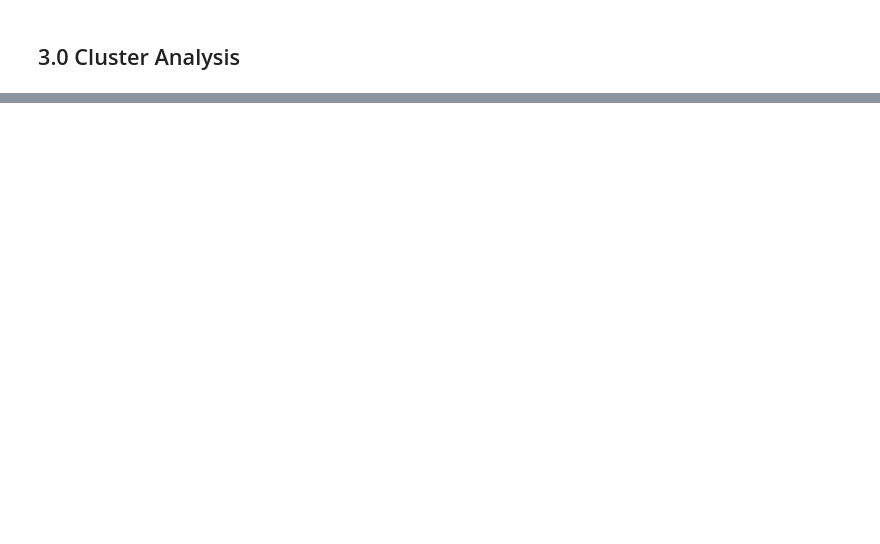
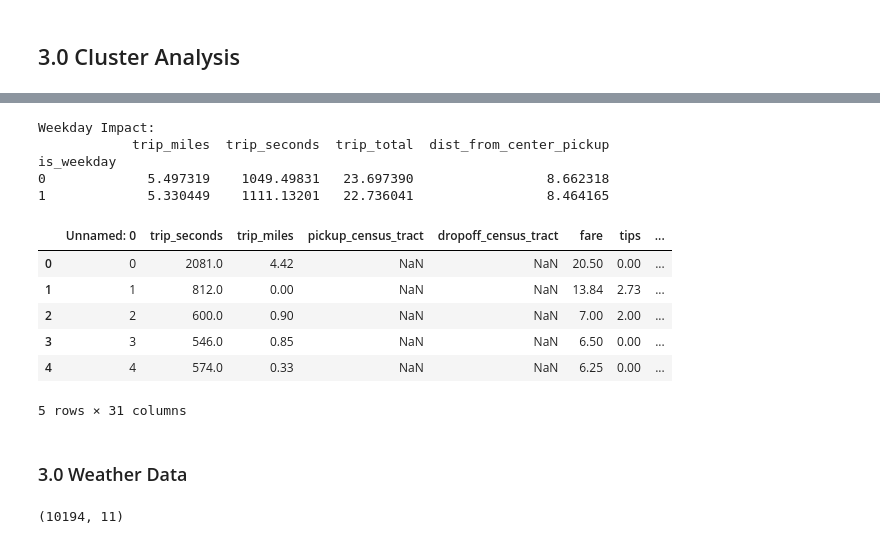
Before and after one commit to madxox/AAA_Teamassignment, a Jupyter notebook: 03_cluster_analysis.ipynb, the cells around one changed output, grey strips where cells are left out. Cells and saved outputs as stored; diff of their text form; code cells hidden in the pictures; blank space fills up the shorter version.

```diff
--- a/03_cluster_analysis.ipynb
+++ b/03_cluster_analysis.ipynb
@@ -194,0 +171,6 @@ ValueError: could not convert string to float: '2022-12-31 23:45:00'
+# %%
+# City center = hexagon with the most pickups
+center_hex = taxi_df[f'h3_res{RES}_pickup'].value_counts().idxmax()
+
+print(f'Center hexagon: {center_hex}')
+taxi_df[taxi_df[f'h3_res{RES}_pickup'] == center_hex].iloc[0].pickup_community
@@ -194,0 +180,12 @@ ValueError: could not convert string to float: '2022-12-31 23:45:00'
+# %%
+# Calculate grid distances
+def calculate_h3_grid_distances(df, center_hex):
+    def h3_grid_distance(h1, h2):
+            return h3.h3_distance(h1, h2)
+
+    df[f'dist_from_center_pickup'] = df[f'h3_res{RES}_pickup'].apply(lambda x: h3_grid_distance(x, center_hex))
+    df[f'dist_from_center_dropoff'] = df[f'h3_res{RES}_dropoff'].apply(lambda x: h3_grid_distance(x, center_hex))
+
+    return df
+# %%
+taxi_df = calculate_h3_grid_distances(taxi_df, center_hex)
@@ -194,0 +194,5 @@ ValueError: could not convert string to float: '2022-12-31 23:45:00'
+# %%
+# Get the direction of the trip
+## If moving_towards_center + -> moving towards city center
+## If moving_towards_center - -> moving away from city center
+taxi_df['moving_towards_center'] = taxi_df['dist_from_center_pickup'] - taxi_df['dist_from_center_dropoff']
@@ -194,0 +219,29 @@ ValueError: could not convert string to float: '2022-12-31 23:45:00'
+# %%
+# Get weekday or not (0 if not, 1 if it is)
+taxi_df['is_weekday'] = taxi_df['weekday'].isin(["Monday", "Tuesday", "Wednesday", "Thursday", "Friday"]).astype(int)
+
+# Analyze weekday impact
+weekday_impact = taxi_df.groupby('is_weekday')[['trip_miles', 'trip_seconds', 'trip_total', 'dist_from_center_pickup']].mean()
+print("Weekday Impact:")
+print(weekday_impact)
+taxi_df.head()
+# %% [output]
+Weekday Impact:
+            trip_miles  trip_seconds  trip_total  dist_from_center_pickup
+is_weekday
+0             5.497319    1049.49831   23.697390                 8.662318
+1             5.330449    1111.13201   22.736041                 8.464165
+|  | Unnamed: 0 | trip_seconds | trip_miles | pickup_census_tract | dropoff_census_tract | fare | tips | ... |
+| 0 | 0 | 2081.0 | 4.42 | NaN | NaN | 20.50 | 0.00 | ... |
+| 1 | 1 | 812.0 | 0.00 | NaN | NaN | 13.84 | 2.73 | ... |
+| 2 | 2 | 600.0 | 0.90 | NaN | NaN | 7.00 | 2.00 | ... |
+| 3 | 3 | 546.0 | 0.85 | NaN | NaN | 6.50 | 0.00 | ... |
+| 4 | 4 | 574.0 | 0.33 | NaN | NaN | 6.25 | 0.00 | ... |
+5 rows × 31 columns
+# %% [markdown]
+### 3.0 Weather Data
+# %%
+weather_df = pd.read_csv("data/weather_data_2022.csv")
+weather_df.shape
+# %% [output]
+(10194, 11)
```
Also changed, not shown: parts of 34 cells of this notebook, 1 other file.
